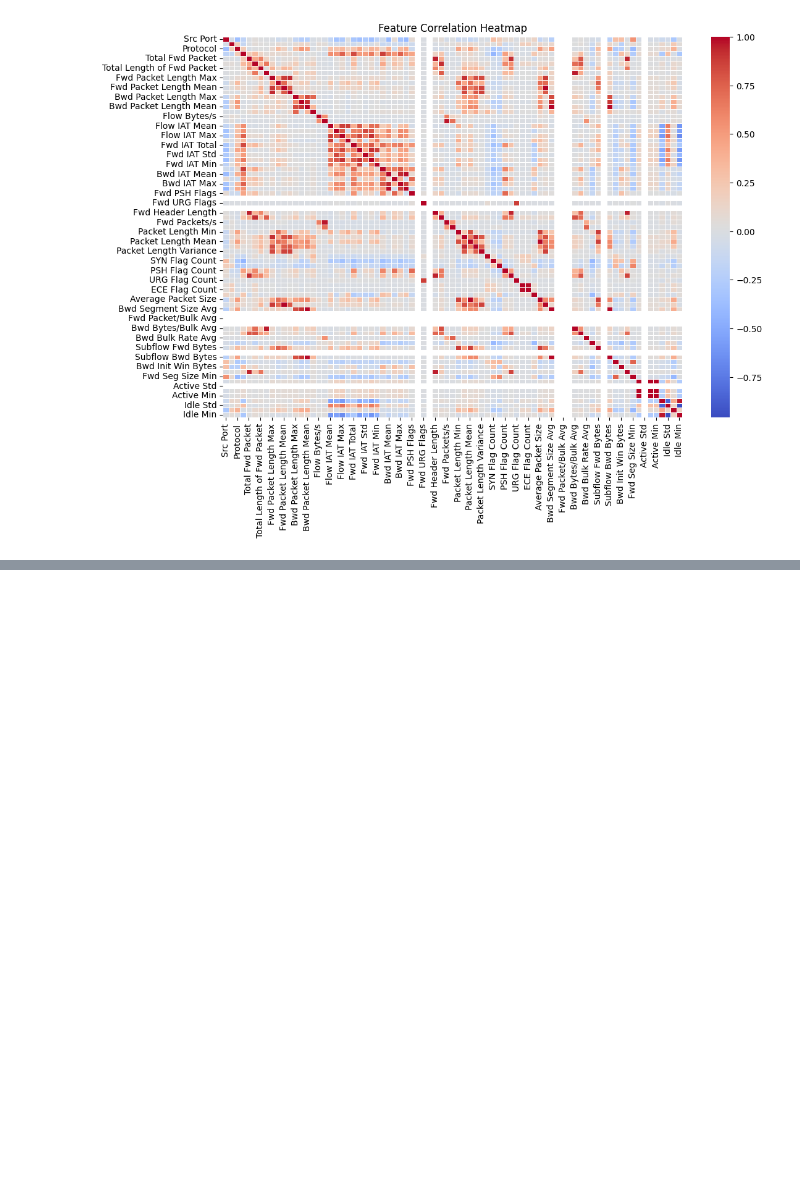
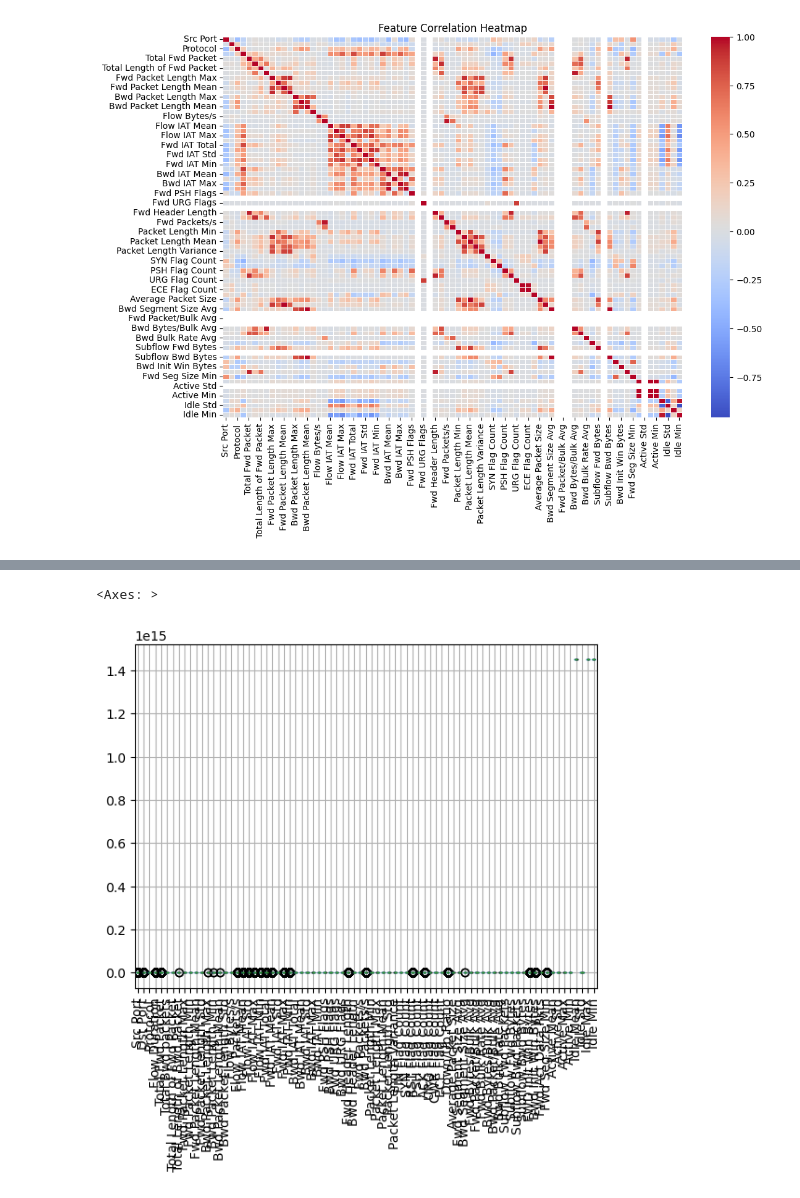
Before and after one commit to AbdulWahabBaluch2000/SCVIC-APT-2021-Training-, a Jupyter notebook: Untitled2.ipynb, the cells around one changed output, grey strips where cells are left out. Cells and saved outputs as stored; diff of their text form; code cells hidden in the pictures; blank space fills up the shorter version.

```diff
--- a/Untitled2.ipynb
+++ b/Untitled2.ipynb
@@ -498,0 +526,14 @@ Data columns (total 84 columns):
+# %%
+import numpy as np
+
+# Compute IQR for each numerical column
+Q1 = df_numeric.quantile(0.25)
+Q3 = df_numeric.quantile(0.75)
+IQR = Q3 - Q1
+
+# Detect outliers
+outliers = ((df_numeric < (Q1 - 1.5 * IQR)) | (df_numeric > (Q3 + 1.5 * IQR)))
+
+# Count outliers per column
+outlier_counts = outliers.sum()
+print("Outliers per column:\n", outlier_counts)
@@ -498,0 +554,8 @@ Data columns (total 84 columns):
+# %%
+df_cleaned = df[~outliers.any(axis=1)]
+# %%
+df_cleaned.describe()
+df_cleaned.boxplot(rot=90)
+# %% [output]
+<Axes: >
+[figure, added]
```
Also changed, not shown: parts of 7 cells of this notebook.
